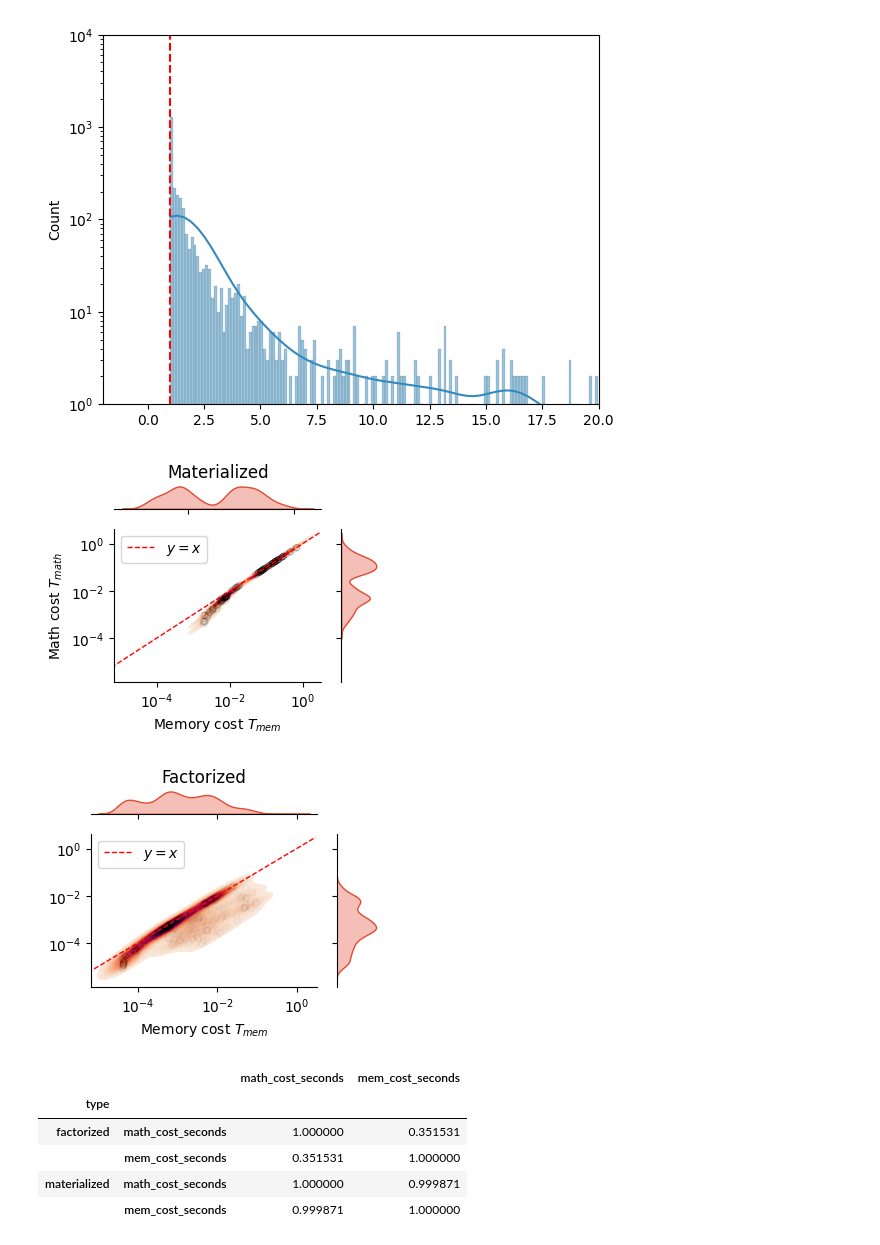
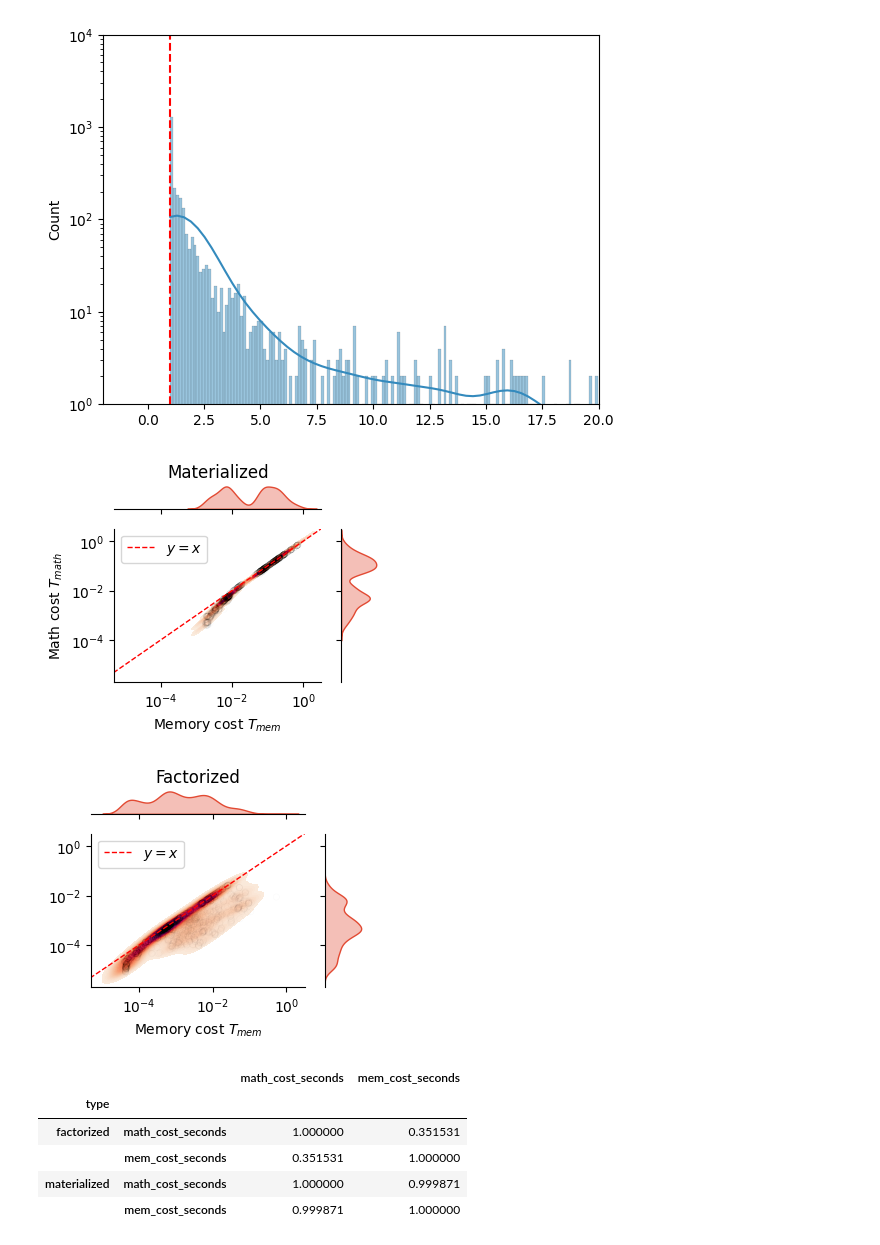
Before and after one commit to ptemarvelde/amalur-experiments, a Jupyter notebook: results/full_1/analytical_model/analytical_figures.ipynb, the cells around one changed output. Drawn from its saved outputs; the diff is of its cells as text; code cells hidden in the pictures.

```diff
--- a/results/full_1/analytical_model/analytical_figures.ipynb
+++ b/results/full_1/analytical_model/analytical_figures.ipynb
@@ -208,37 +198,40 @@ ax.set_ylim(1, 1e4)
 (1, 10000.0)
 [figure]
 # %%
-def kde_plot(tdf,):
+
+def kde_plot(tdf,i):
     grid=sns.jointplot(data=tdf, x='mem_cost_seconds', y='math_cost_seconds',
                 kind='kde',log_scale=True, fill=True, levels=100,thresh=0.01,
                 height=3.4, ratio=4, space=0.1,
                 cmap="rocket_r", marginal_kws=dict(color=sns.color_palette()[1], alpha=0.35),
     #                     #  hue='operator'
                         )
-    grid.figure.set_figwidth(8*0.45)
+    grid.figure.set_figwidth(8*0.45 - (i*0.15))
     grid.figure.set_figheight(3)
     ax=grid.ax_joint
     ax.scatter(tdf.mem_cost_seconds, tdf.math_cost_seconds, s=20, facecolors='none', edgecolors='black', linewidths=0.5, alpha=0.02)
-    range = np.arange(0, 1000, 0.1)
+    range = [10**-6, 10**0.5]
     sns.lineplot(x=range, y=range, color='red', linestyle='--', linewidth=1, ax=ax, label='$y=x$')
     ax.set_xlabel(r'Memory cost $T_{mem}$')
     ax.set_ylabel(r'Math cost $T_{math}$')
     ax.legend()
     return ax, grid
-ax1, grid1 = kde_plot(with_gpu_chars[with_gpu_chars.type == 'materialized'].copy())
+ax1, grid1 = kde_plot(with_gpu_chars[with_gpu_chars.type == 'materialized'].copy(), i=0)
 grid1.ax_marg_x.set_title("Materialized")
-ax2, grid2 = kde_plot(with_gpu_chars[with_gpu_chars.type == 'factorized'].copy())
+ax2, grid2 = kde_plot(with_gpu_chars[with_gpu_chars.type == 'factorized'].copy(), i=1)
 grid2.ax_marg_x.set_title("Factorized")
 ax2.set_ylabel(None)
 ax1.sharey(ax2)
 ax1.sharex(ax2)
 grid1.figure.tight_layout()
 grid2.figure.tight_layout()
+ax1.set_xlim(10**-5.3, 10**0.5)
+ax1.set_ylim(10**-5.7, 10**0.5)
 grid1.savefig("/home/pepijn/Documents/uni/y5/thesis/writing/overleaf/chapters/05_cost_estimation/figures/profiling-mem-vs-compute-materialized.pdf")
 grid2.savefig("/home/pepijn/Documents/uni/y5/thesis/writing/overleaf/chapters/05_cost_estimation/figures/profiling-mem-vs-compute-factorized.pdf")
 # %% [output]
-[figure, old version]
+[figure, new version]
-[figure, old version]
+[figure, new version]
 # %%
 with_gpu_chars[['math_cost_seconds', 'mem_cost_seconds', 'type']].groupby('type').corr()
 # %% [output]
```
Also changed, not shown: parts of 6 cells of this notebook, 4 other files.
